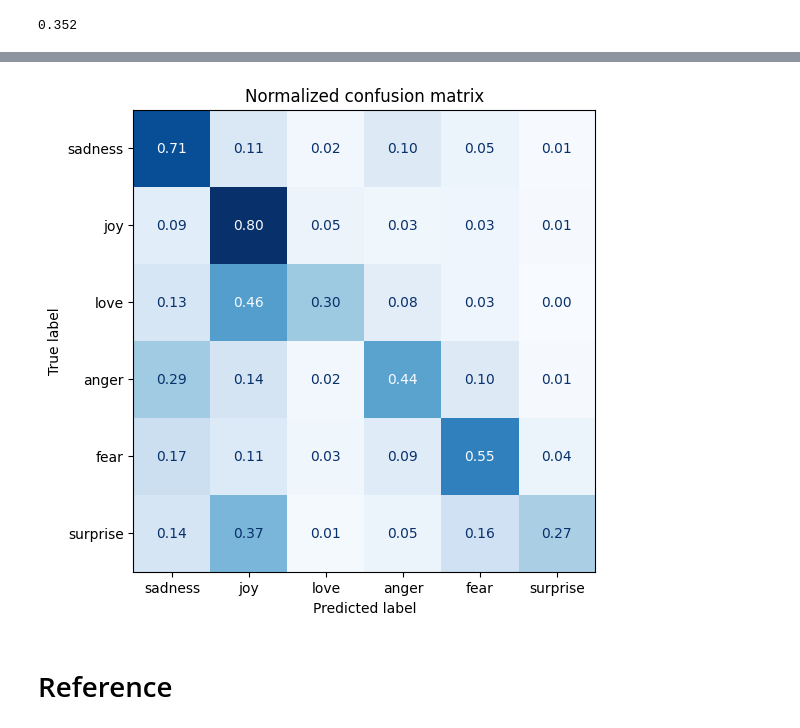
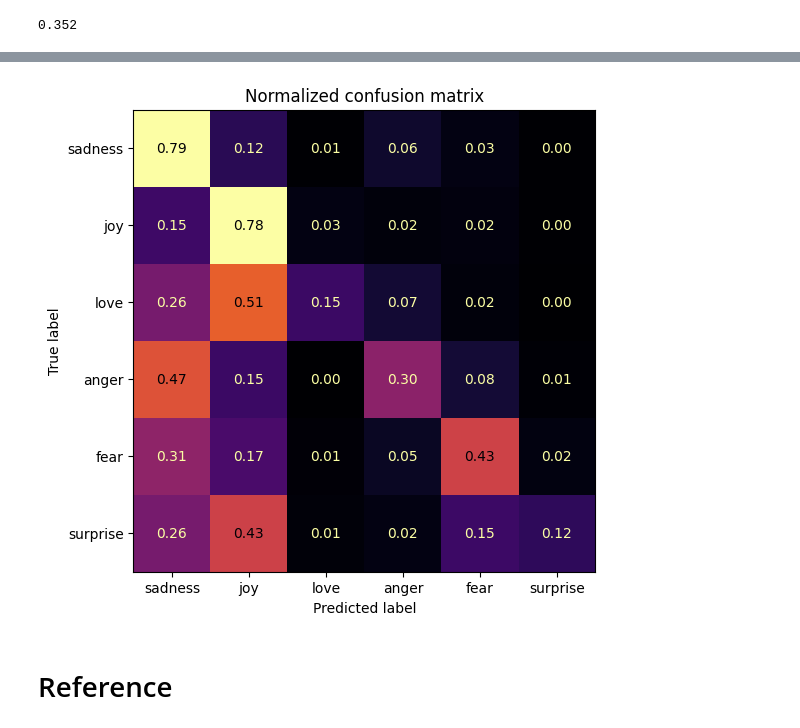
Before and after one commit to H3NR1QU3M4LT4/Natural-Language-Processing, a Jupyter notebook: text-classification/text-classification-feature-extractors.ipynb, the cells around one changed output, grey strips where cells are left out. Cells and saved outputs as stored; diff of their text form; code cells hidden in the pictures.

Commit message:
added the ensemble model

```diff
--- a/text-classification/text-classification-feature-extractors.ipynb
+++ b/text-classification/text-classification-feature-extractors.ipynb
@@ -225,3 +309,24 @@ dummy_clf.fit(X_train, y_train)
 dummy_clf.score(X_valid, y_valid)
 # %% [output]
 0.352
+# %%
+from sklearn.ensemble import VotingClassifier
+from sklearn.linear_model import LogisticRegression
+from sklearn.ensemble import RandomForestClassifier
+from sklearn.svm import SVC
+from sklearn.naive_bayes import GaussianNB
+
+
+log_reg = LogisticRegression(max_iter=3000)
+svm = SVC()
+naive_bayes = GaussianNB()
+
+
+voting_clf = VotingClassifier(estimators=[('log_reg', log_reg),
+                                          ('svm', svm),
+                                          ('naive_bayes', naive_bayes),],
+                                          voting='hard',
+                                          verbose=2)
+# %%
+voting_clf.fit(X_train, y_train)
+voting_clf.score(X_valid, y_valid)
@@ -228,18 +379,18 @@ dummy_clf.score(X_valid, y_valid)
 # %%
 from sklearn.metrics import ConfusionMatrixDisplay, confusion_matrix
 
 def plot_confusion_matrix(y_preds, y_true, labels):
     cm = confusion_matrix(y_true, y_preds, normalize="true")
     fig, ax = plt.subplots(figsize=(6, 6))
     disp = ConfusionMatrixDisplay(confusion_matrix=cm, display_labels=labels)
-    disp.plot(cmap="Blues", values_format=".2f", ax=ax, colorbar=False)
+    disp.plot(cmap="inferno", values_format=".2f", ax=ax, colorbar=False)
     plt.title("Normalized confusion matrix")
     plt.show()
 
-y_preds = lr_clf.predict(X_valid)
+y_preds = voting_clf.predict(X_valid)
 plot_confusion_matrix(y_preds, y_valid, labels)
 # %% [output]
-[figure, old version]
+[figure, new version]
 # %% [markdown]
 # Reference
 # %% [markdown]
```
Also changed, not shown: parts of 17 cells of this notebook.
